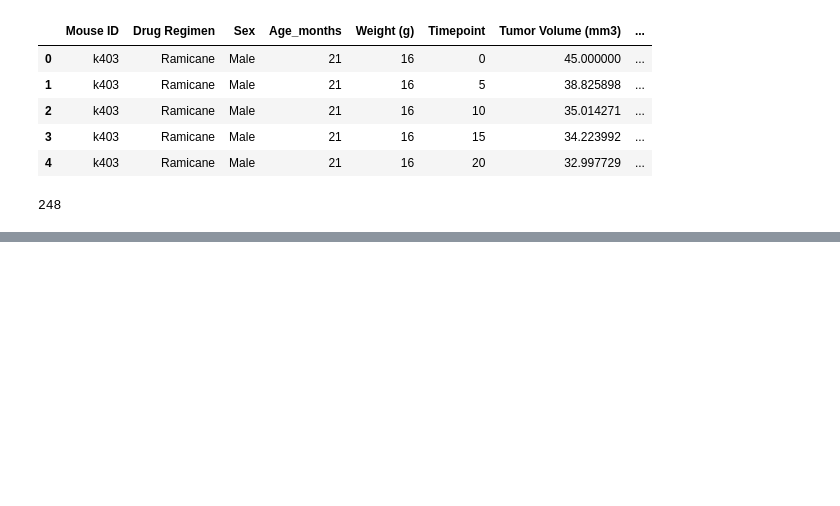
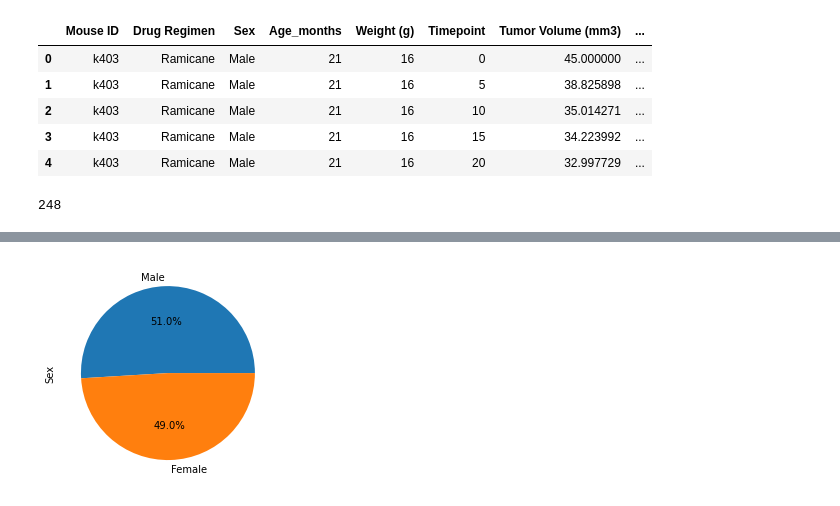
Before and after one commit to AllCAPs788/Animal_Pharm, a Jupyter notebook: Pymaceuticals.ipynb, the cells around one changed output, grey strips where cells are left out. Cells and saved outputs as stored; diff of their text form; code cells hidden in the pictures; blank space fills up the shorter version.

```diff
--- a/Pymaceuticals.ipynb
+++ b/Pymaceuticals.ipynb
@@ -138,10 +185,11 @@ Sex_pie_df
 # %%
 # Generate a pie plot showing the distribution of female versus male mice using pyplot
-plt.title("Mouse Gender Breakdown")
-plt.pie(members, explode=explode, labels=gyms, colors=colors,
-        autopct="%1.1f%%", shadow=True, startangle=90)
-plt.axis("equal")
+gender_counts = cleaned_table.Sex.value_counts()
+plt.pie(gender_counts.values,labels=gender_counts.index.values,autopct='%1.1f%%')
+plt.ylabel("Sex")
 plt.show()
+# %% [output]
+[figure, added]
 # %%
 # Calculate the final tumor volume of each mouse across four of the treatment regimens:
 #find largest timepoint for each relevant regimen
```
Also changed, not shown: parts of 19 cells of this notebook.
